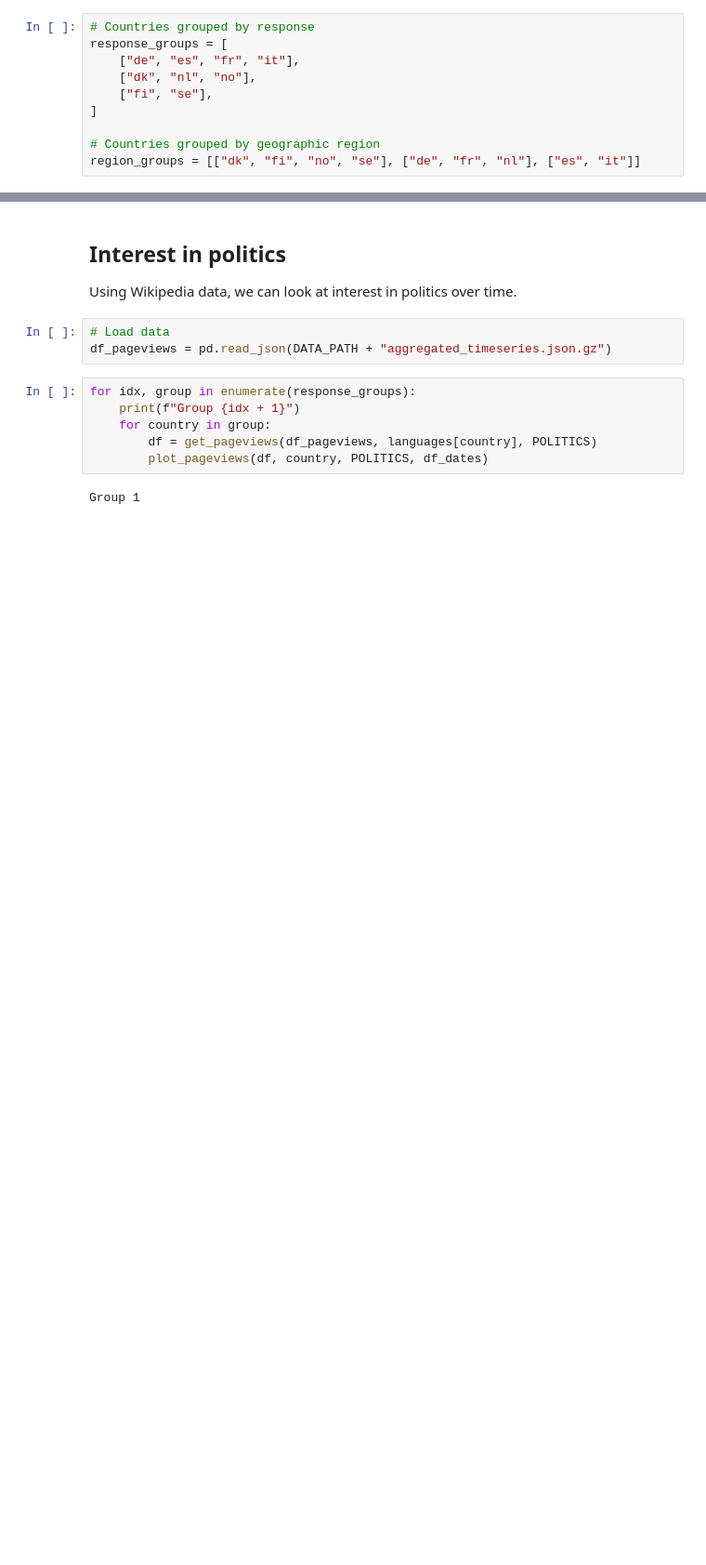
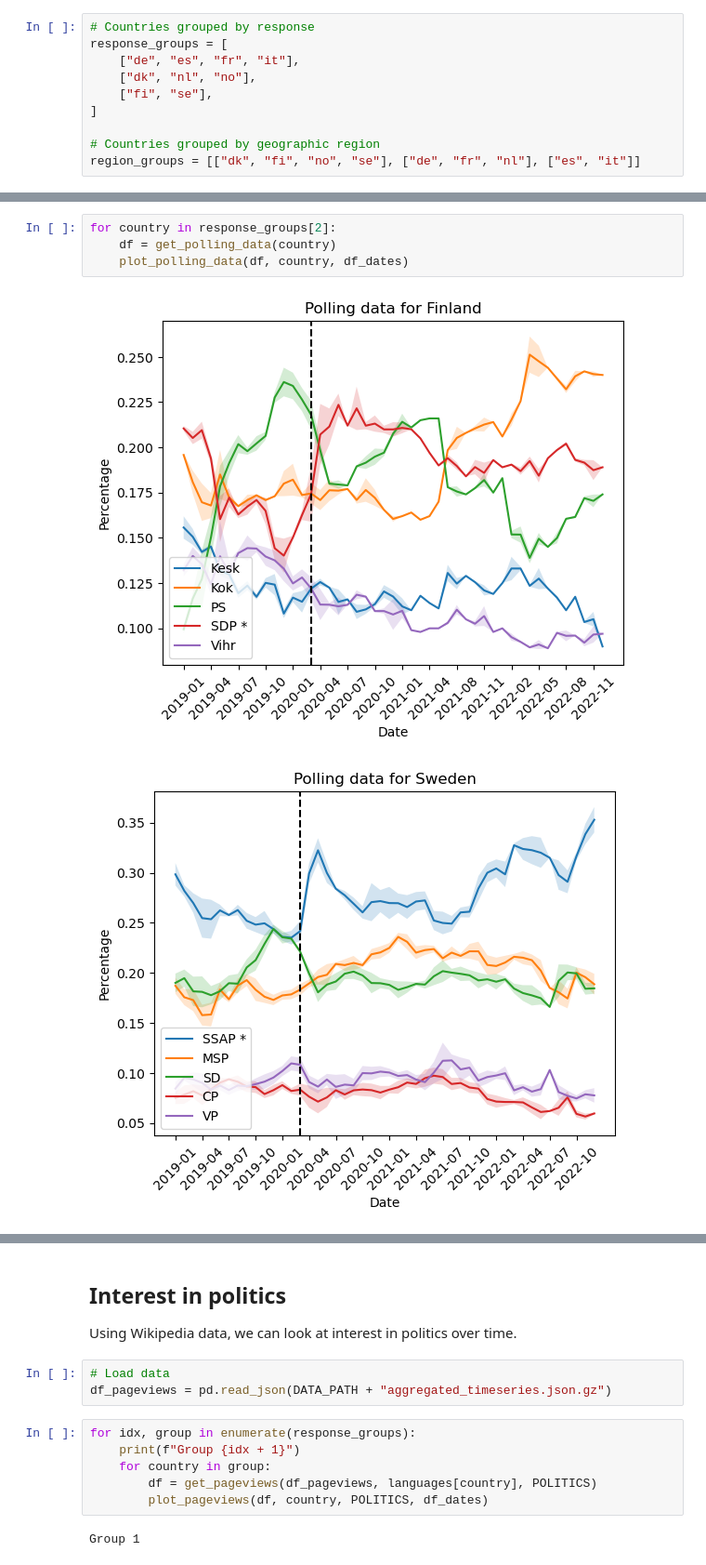
Before and after one commit to epfl-ada/ada-2022-project-zeta, a Jupyter notebook: ADAnalysis.ipynb, the cells around one changed output, grey strips where cells are left out. Shown at 93% size. Drawn from its saved outputs; the diff is of its cells as text; blank space fills up the shorter version.

```diff
--- a/ADAnalysis.ipynb
+++ b/ADAnalysis.ipynb
@@ -129,0 +132,7 @@ In group 3, we observe a similar effect whereby support in the government increa
+# %%
+for country in response_groups[2]:
+    df = get_polling_data(country)
+    plot_polling_data(df, country, df_dates)
+# %% [output]
+[figure, added]
+[figure, added]
```
Also changed, not shown: parts of 11 cells of this notebook, 1 other file.
